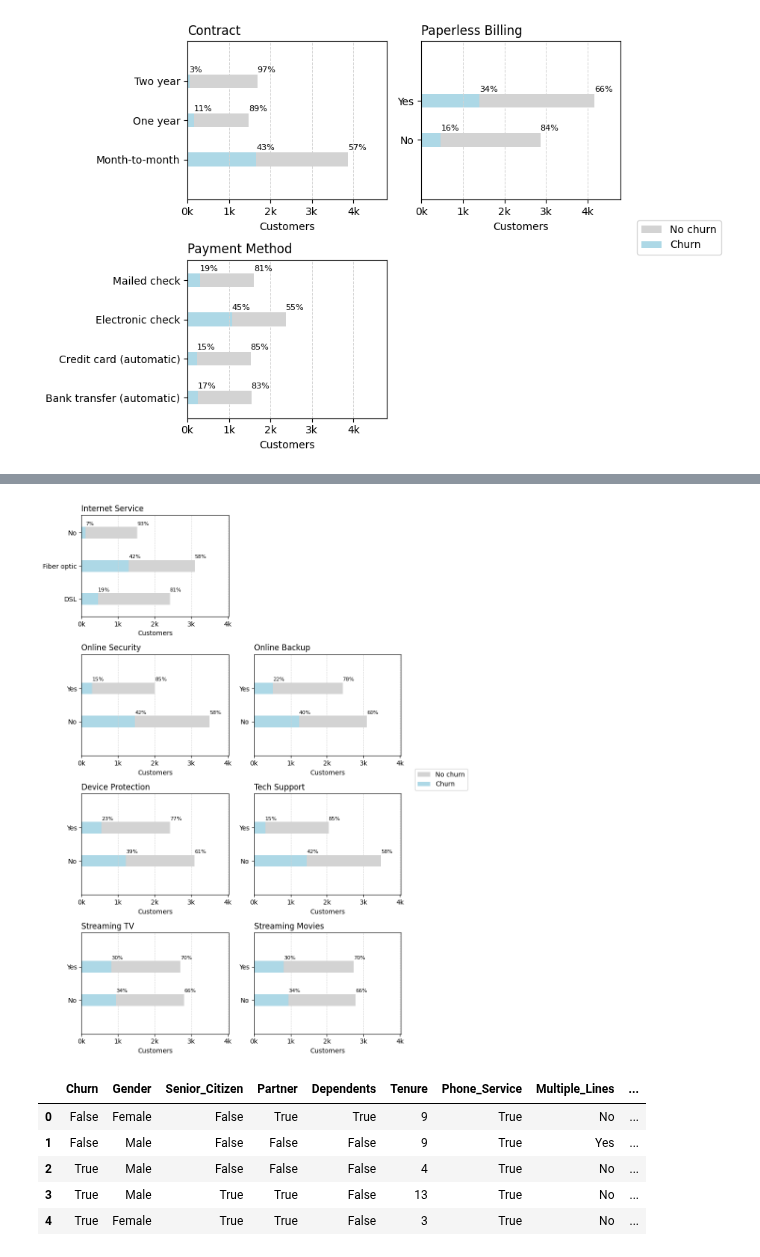
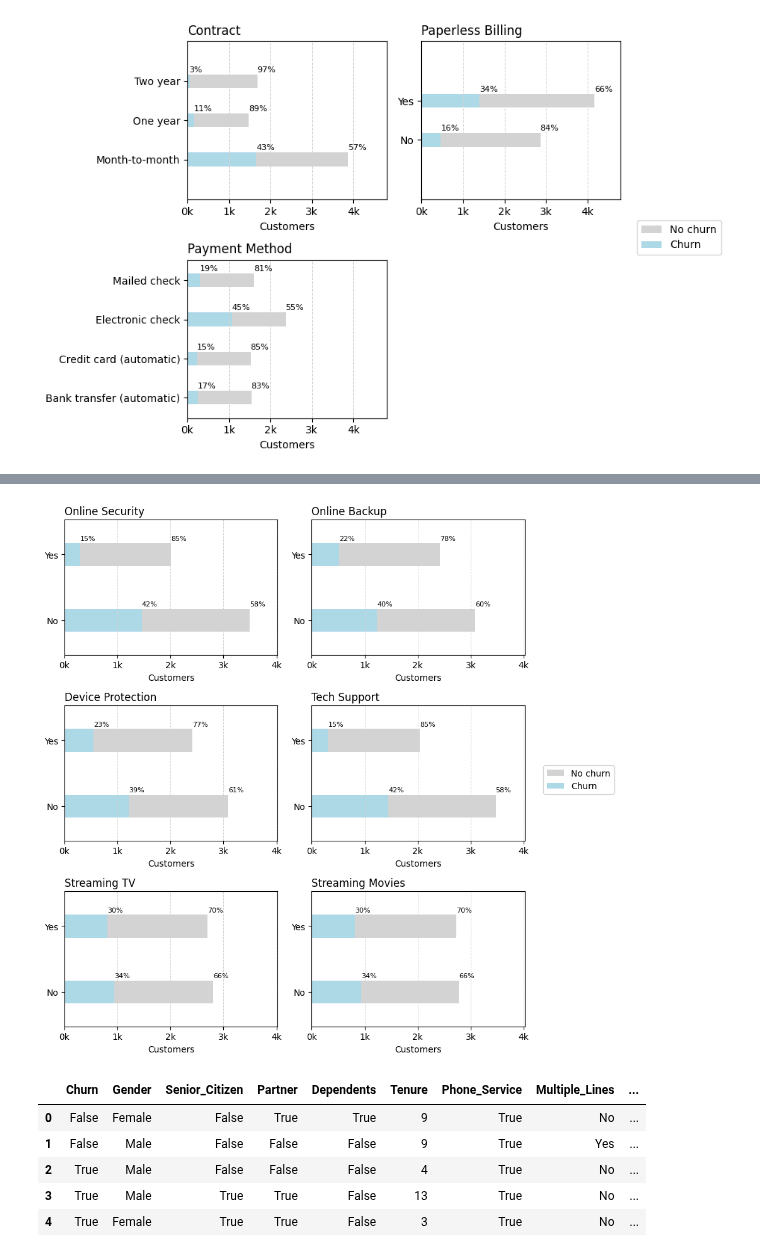
Before and after one commit to rafaelreisramos/oracle-one, a Jupyter notebook: challenge-telecom-x/TelecomX_BR.ipynb, the cells around one changed output, grey strips where cells are left out. Drawn from its saved outputs; the diff is of its cells as text; code cells hidden in the pictures.

```diff
--- a/challenge-telecom-x/TelecomX_BR.ipynb
+++ b/challenge-telecom-x/TelecomX_BR.ipynb
@@ -476,0 +545,13 @@ plt.show()
+# %%
+# Agrupar os dados por tempo de permanência (Tenure) e churn
+churn_counts = df.groupby(['Charges_Total', 'Churn']).size().unstack(fill_value=0)
+
+# Criar intervalos de $100 em $100 meses até $1200
+intervals = pd.cut(churn_counts.index, bins=range(0, 5001, 500), right=True)
+
+fig, ax = plot_histogram(churn_counts, intervals)
+ax.set_ylabel('Cobrança Total em $', fontsize=12)
+ax.set_xlabel('Número de Clientes', fontsize=12)
+ax.set_title('Distribuição de Churn por Cobrança Total', fontsize=14)
+
+plt.show()
@@ -616,12 +709,12 @@ plt.show()
 # %%
-dfs = generate_grouped_data(['Internet_Service', 'Online_Security', 'Online_Backup',
+dfs = generate_grouped_data(df, ['Online_Security', 'Online_Backup',
                           'Device_Protection', 'Tech_Support', 'Streaming_TV',
                           'Streaming_Movies'],
                            drop='No internet service', )
-fig, ax = subplots_horizontal(dfs, skip=[1], bar_height=0.35)
+fig, ax = subplots_horizontal(dfs, bar_height=0.35)
 plt.show()
 # %% [output]
-[figure, old version]
+[figure, new version]
 # %%
 df_correlation = df.copy()
 df_correlation.head()
```
Also changed, not shown: parts of 16 cells of this notebook.
